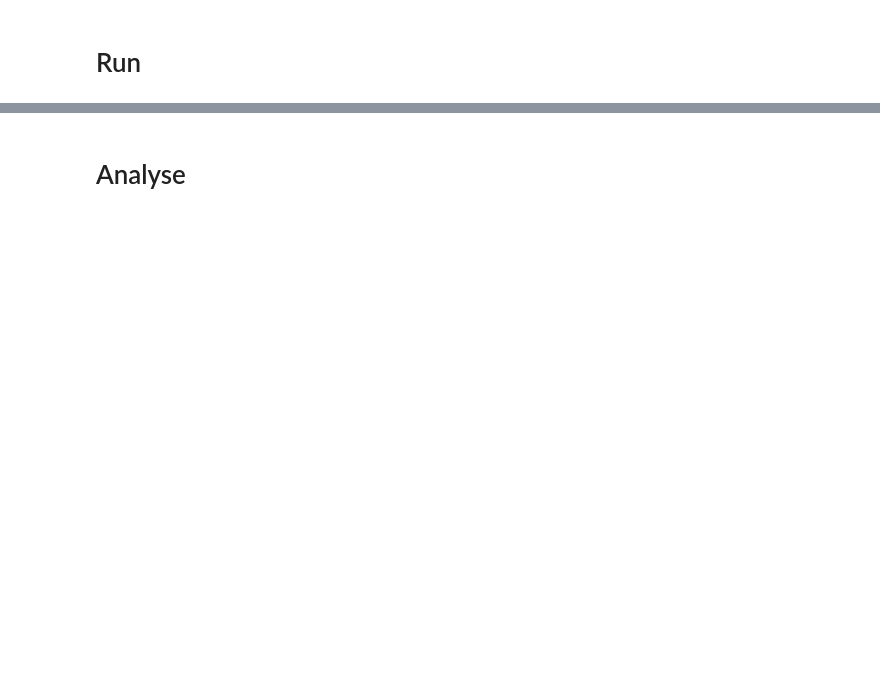
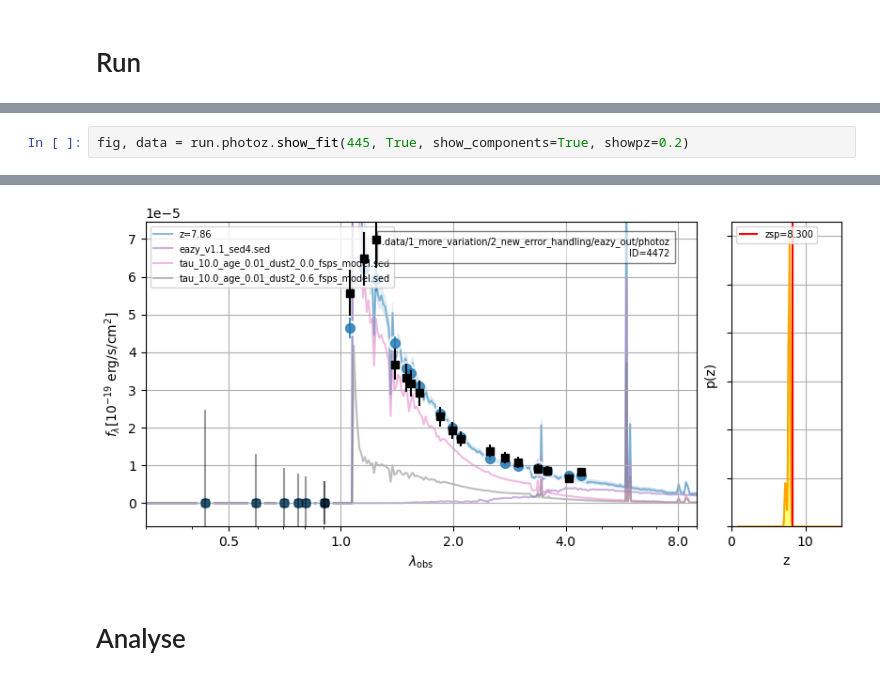
Before and after one commit to Firestorm4372/combo_galaxies_part_iii, a Jupyter notebook: notebook.ipynb, the cells around one changed output, grey strips where cells are left out. Drawn from its saved outputs; the diff is of its cells as text; blank space fills up the shorter version.

```diff
--- a/notebook.ipynb
+++ b/notebook.ipynb
@@ -130,0 +131,3 @@ fig = run.photoz.zphot_zspec(zmin=2, zmax=14)
+# %%
+fig, data = run.photoz.show_fit(445, True, show_components=True, showpz=0.2)
+# %% [output]
@@ -131,2 +136,3 @@ fig = run.photoz.zphot_zspec(zmin=2, zmax=14)
+[figure, added]
 # %% [markdown]
 # Analyse
```
Also changed, not shown: parts of 6 cells of this notebook, 1 other file.
